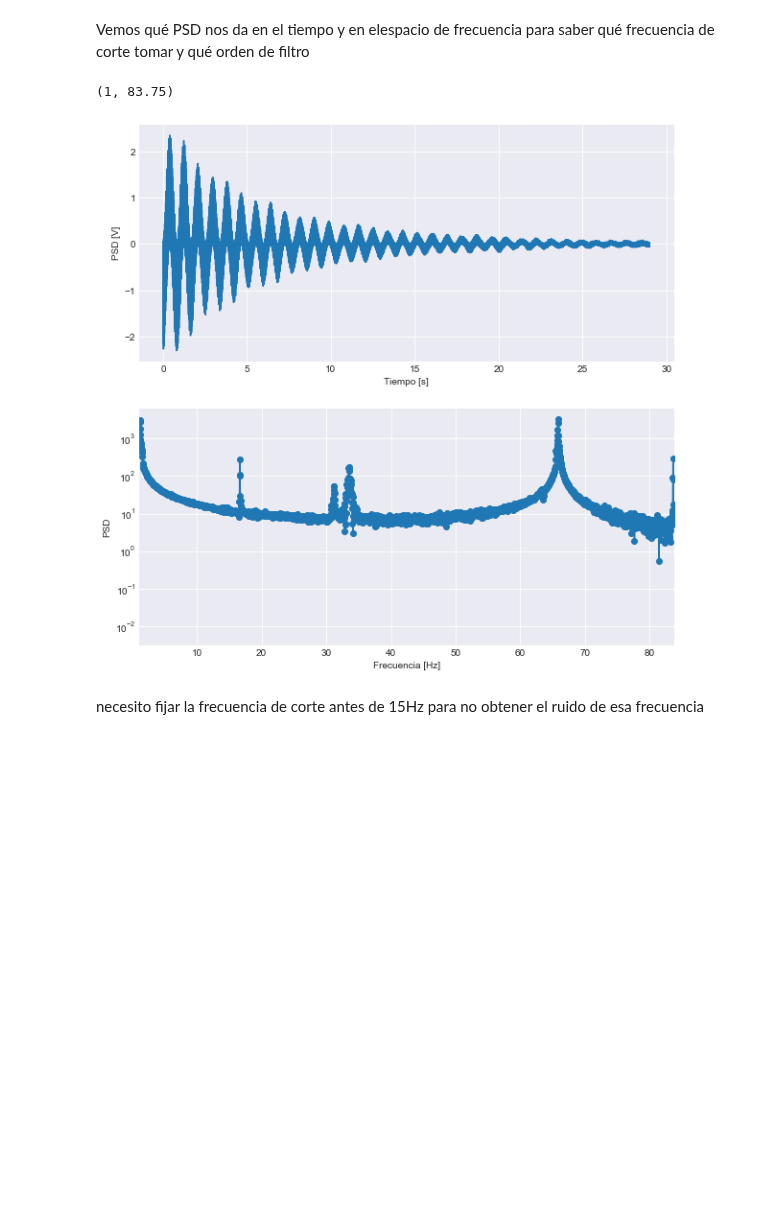
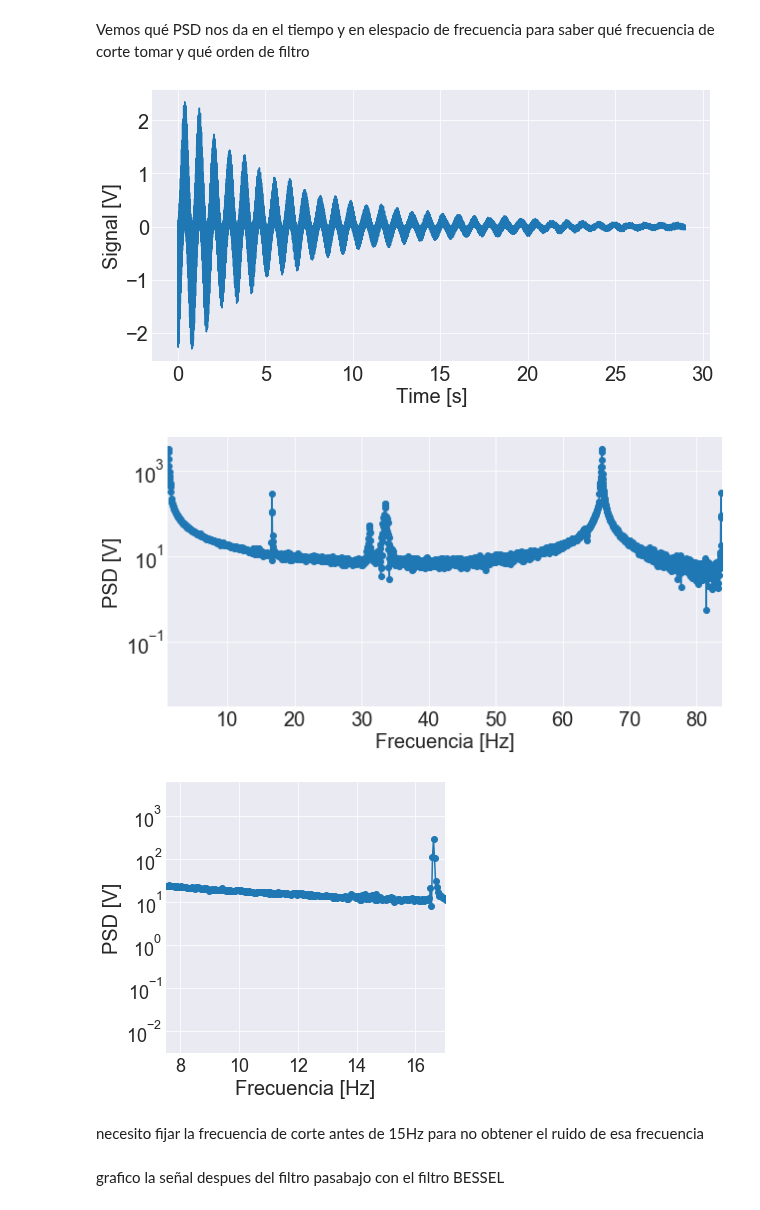
Before and after one commit to LunaKadysz/Laboratorio-4, a Jupyter notebook: Practica4/Practica4.ipynb, the cells around one changed output. Saved outputs shown, nothing was run; the diff lists cells and outputs as text; code cells hidden in the pictures; blank space fills up the shorter version.

```diff
--- a/Practica4/Practica4.ipynb
+++ b/Practica4/Practica4.ipynb
@@ -90,30 +94,51 @@ plt.xlim([1,2.5*FRef])
 # %% [markdown]
 Vemos qué PSD nos da en el tiempo y en elespacio de frecuencia para saber qué frecuencia de corte tomar y qué orden de filtro
 # %%
-plt.figure(figsize=(10,10))
+plt.figure(figsize=(10,5))
 plt.clf()
-fig, ax = plt.subplots(2,1,num=1)
 
 # Detección de fase. Multiplicación por referencia
 PSDx = 2 * v * Referencia_x;
 PSDy = 2 * v * Referencia_y; #PSD del segundo canal
 # Graficamos señal multiplicada
-ax[0].plot(t, PSDx, label='Señal')
+plt.plot(t, PSDx, label='Señal')
 # ax[0].plot(t, PSDy, label='Señal')
-ax[0].set_xlabel('Tiempo [s]')
-ax[0].set_ylabel('PSD [V]'), ax[0].grid(True)
+plt.xlabel('Tiempo [s]')
+plt.ylabel('PSD [V]')
+plt.xlabel("Time [s]",fontsize=20)
+plt.ylabel("Signal [V]",fontsize=20)
+plt.tick_params(axis="x", labelsize=20)
+plt.tick_params(axis="y", labelsize=20)
 
 
+plt.figure(figsize=(10,5))
+plt.clf()
 # Grafica la FFT de la señal multiplicada
 fftPSDx= np.abs(np.fft.fft(PSDx));
 fftPSDy= np.abs(np.fft.fft(PSDy));
-ax[1].semilogy(freqs[0:L//2],fftPSDx[0:L//2],'o-')
-ax[1].set_xlabel('Frecuencia [Hz]')
-ax[1].set_ylabel('PSD'),ax[1].grid(True)
-ax[1].set_xlim([1,2.5*FRef])
+plt.semilogy(freqs[0:L//2],fftPSDx[0:L//2],'o-')
+plt.xlim([1,2.5*FRef])
+plt.xlabel("Frecuencia [Hz]",fontsize=20)
+plt.ylabel("PSD [V]",fontsize=20)
+plt.tick_params(axis="x", labelsize=20)
+plt.tick_params(axis="y", labelsize=20)
+
+
+plt.figure(figsize=(5,5))
+plt.clf()
+# Grafica la FFT de la señal multiplicada
+fftPSDx= np.abs(np.fft.fft(PSDx));
+fftPSDy= np.abs(np.fft.fft(PSDy));
+plt.semilogy(freqs[0:L//2],fftPSDx[0:L//2],'o-')
+plt.xlim([7.5,17])
+plt.xlabel("Frecuencia [Hz]",fontsize=20)
+plt.ylabel("PSD [V]",fontsize=20)
+plt.tick_params(axis="x", labelsize=18)
+plt.tick_params(axis="y", labelsize=18)
 # %% [output]
-(1, 83.75)
-[figure, old version]
+[figure, new version]
+[figure, added]
+[figure, added]
 # %% [markdown]
 necesito fijar la frecuencia de corte antes de 15Hz para no obtener el ruido de esa frecuencia
 # %%
@@ -123 +148,3 @@ orden = 2; # Orden del filtro.
+# %% [markdown]
+grafico la señal despues del filtro pasabajo con el filtro BESSEL
 # %%
```
Also changed, not shown: parts of 9 cells of this notebook, 6 other files.
